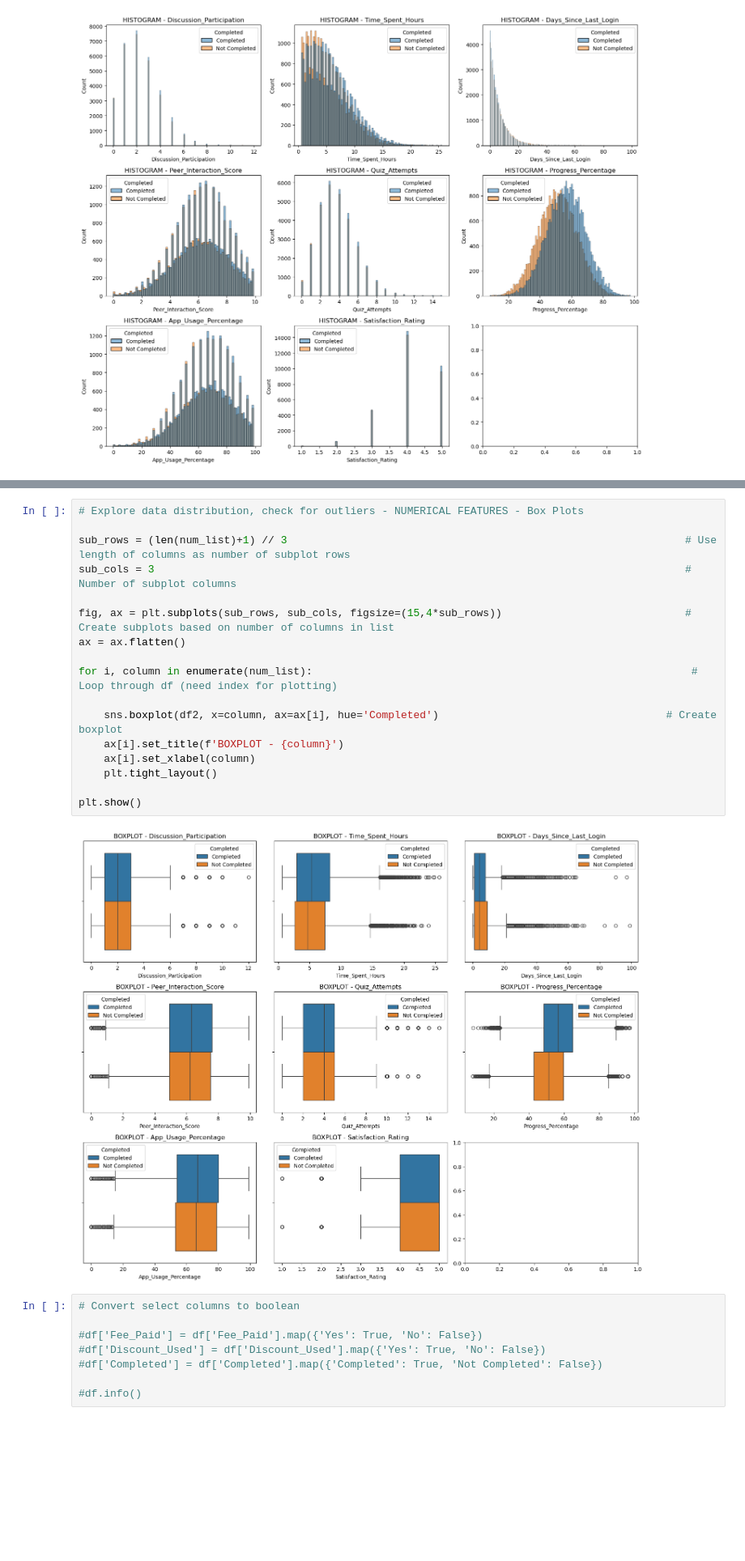
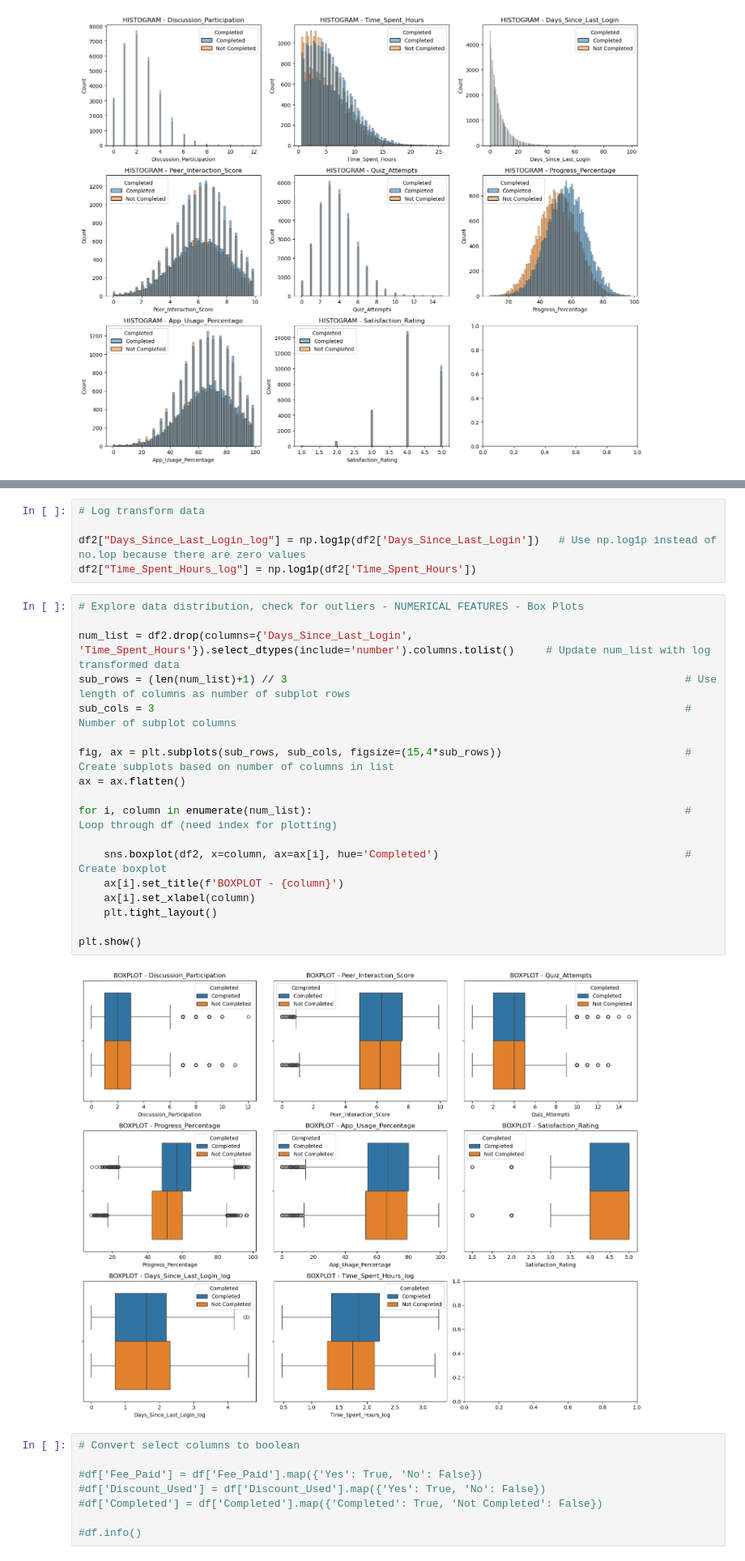
Before and after one commit to AkeemSemperDataScience/data3450-project-v1251-group_1, a Jupyter notebook: START_Project.ipynb, the cells around one changed output, grey strips where cells are left out. Shown: that part at 81% size. Cells and saved outputs as stored; diff of their text form; blank space fills up the shorter version.

Commit message:
Log Transformations

```diff
--- a/START_Project.ipynb
+++ b/START_Project.ipynb
@@ -329,23 +318,29 @@ num_list
 - 'Days_Since_Last_Login' and 'Time_Spent_Hours' will need to be transformed
+# %%
+# Log transform data
+
+df2["Days_Since_Last_Login_log"] = np.log1p(df2['Days_Since_Last_Login'])   # Use np.log1p instead of no.lop because there are zero values
+df2["Time_Spent_Hours_log"] = np.log1p(df2['Time_Spent_Hours'])
 # %%
 # Explore data distribution, check for outliers - NUMERICAL FEATURES - Box Plots
 
+num_list = df2.drop(columns={'Days_Since_Last_Login', 'Time_Spent_Hours'}).select_dtypes(include='number').columns.tolist()     # Update num_list with log transformed data
 sub_rows = (len(num_list)+1) // 3                                                               # Use length of columns as number of subplot rows
 sub_cols = 3                                                                                    # Number of subplot columns
 
 fig, ax = plt.subplots(sub_rows, sub_cols, figsize=(15,4*sub_rows))                             # Create subplots based on number of columns in list
 ax = ax.flatten()
 
-for i, column in enumerate(num_list):                                                            # Loop through df (need index for plotting)
+for i, column in enumerate(num_list):                                                           # Loop through df (need index for plotting)
 
-    sns.boxplot(df2, x=column, ax=ax[i], hue='Completed')                                    # Create boxplot
+    sns.boxplot(df2, x=column, ax=ax[i], hue='Completed')                                       # Create boxplot
     ax[i].set_title(f'BOXPLOT - {column}')
     ax[i].set_xlabel(column)
     plt.tight_layout()
 
 plt.show()
 # %% [output]
-[figure, old version]
+[figure, new version]
 # %%
 # Convert select columns to boolean
 
```
Also changed, not shown: parts of 2 cells of this notebook.
